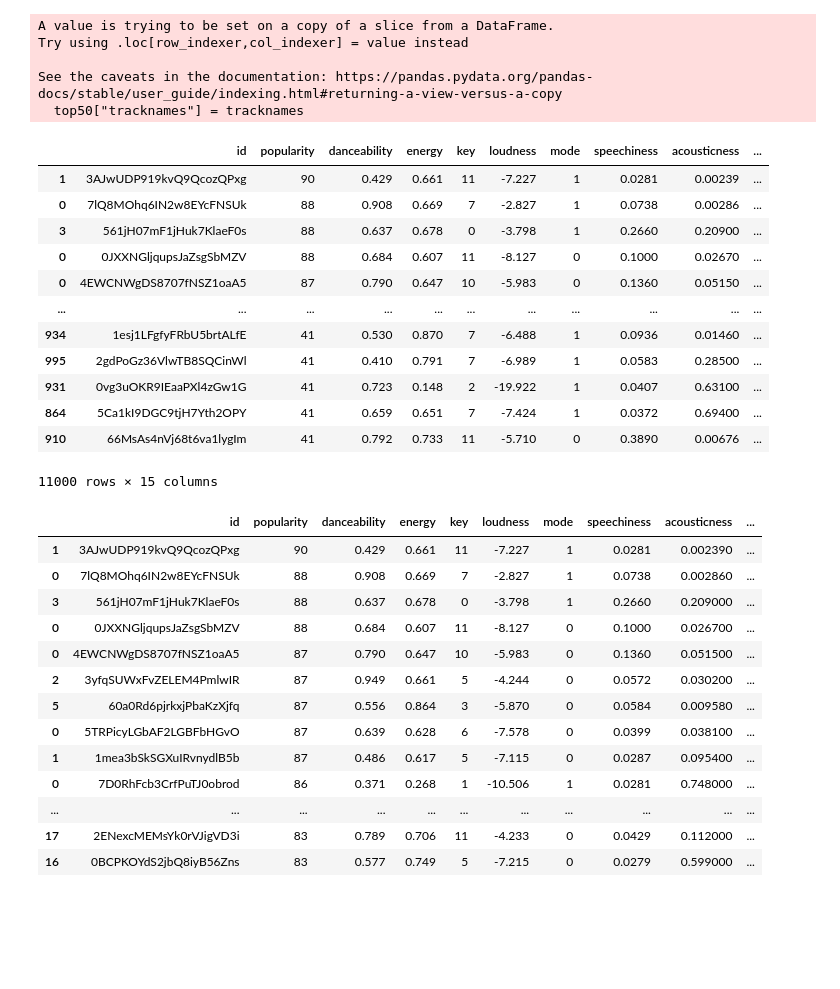
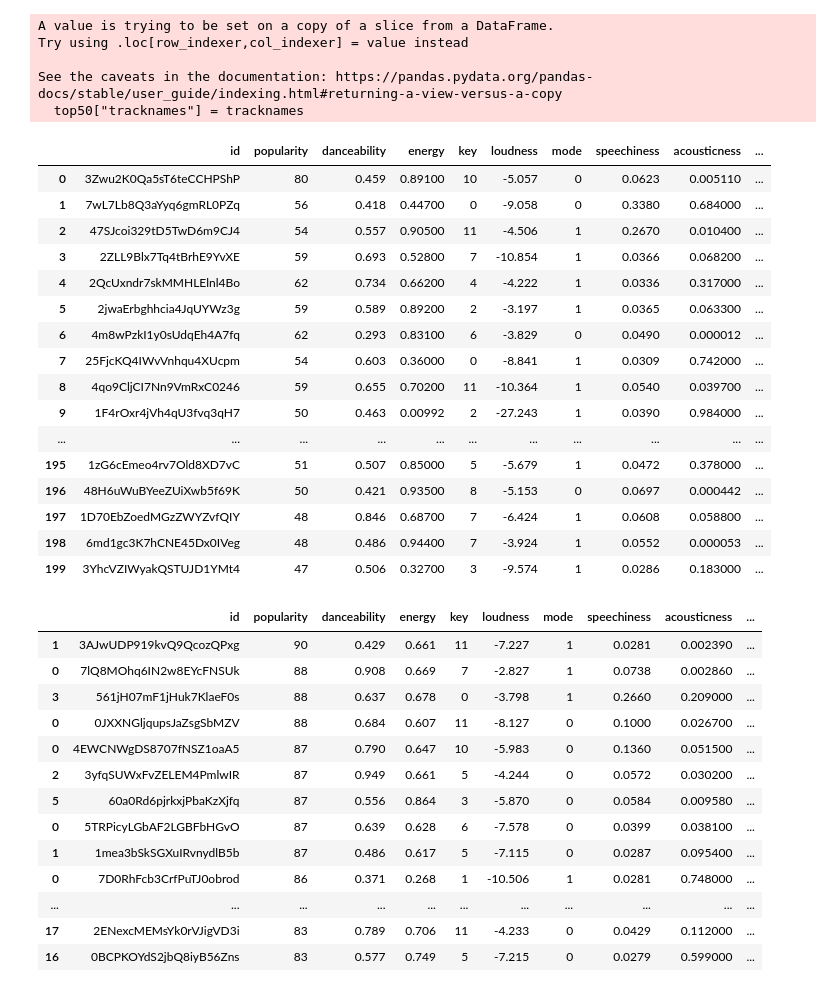
Before and after one commit to adityakris03/CDC2023, a Jupyter notebook: neuralnetwork.ipynb, the cells around one changed output. Cells and saved outputs as stored; diff of their text form; code cells hidden in the pictures; blank space fills up the shorter version.

```diff
--- a/neuralnetwork.ipynb
+++ b/neuralnetwork.ipynb
@@ -117,22 +117,30 @@ Try using .loc[row_indexer,col_indexer] = value instead
 
 See the caveats in the documentation: https://pandas.pydata.org/pandas-docs/stable/user_guide/indexing.html#returning-a-view-versus-a-copy
   top50["tracknames"] = tracknames
-# %%
-df
-# %% [output]
-|  | id | popularity | danceability | energy | key | loudness | mode | speechiness | acousticness | ... |
-| 1 | 3AJwUDP919kvQ9QcozQPxg | 90 | 0.429 | 0.661 | 11 | -7.227 | 1 | 0.0281 | 0.00239 | ... |
-| 0 | 7lQ8MOhq6IN2w8EYcFNSUk | 88 | 0.908 | 0.669 | 7 | -2.827 | 1 | 0.0738 | 0.00286 | ... |
-| 3 | 561jH07mF1jHuk7KlaeF0s | 88 | 0.637 | 0.678 | 0 | -3.798 | 1 | 0.2660 | 0.20900 | ... |
-| 0 | 0JXXNGljqupsJaZsgSbMZV | 88 | 0.684 | 0.607 | 11 | -8.127 | 0 | 0.1000 | 0.02670 | ... |
-| 0 | 4EWCNWgDS8707fNSZ1oaA5 | 87 | 0.790 | 0.647 | 10 | -5.983 | 0 | 0.1360 | 0.05150 | ... |
-| ... | ... | ... | ... | ... | ... | ... | ... | ... | ... | ... |
-| 934 | 1esj1LFgfyFRbU5brtALfE | 41 | 0.530 | 0.870 | 7 | -6.488 | 1 | 0.0936 | 0.01460 | ... |
-| 995 | 2gdPoGz36VlwTB8SQCinWl | 41 | 0.410 | 0.791 | 7 | -6.989 | 1 | 0.0583 | 0.28500 | ... |
-| 931 | 0vg3uOKR9IEaaPXl4zGw1G | 41 | 0.723 | 0.148 | 2 | -19.922 | 1 | 0.0407 | 0.63100 | ... |
-| 864 | 5Ca1kI9DGC9tjH7Yth2OPY | 41 | 0.659 | 0.651 | 7 | -7.424 | 1 | 0.0372 | 0.69400 | ... |
-| 910 | 66MsAs4nVj68t6va1lygIm | 41 | 0.792 | 0.733 | 11 | -5.710 | 0 | 0.3890 | 0.00676 | ... |
-11000 rows × 15 columns
+# %%
+pd.set_option('display.max_rows', 200)
+# %%
+shuffled_df = df.sample(frac=1, random_state=42).reset_index(drop=True)
+# %%
+shuffled_df[0:200]
+# %% [output]
+|  | id | popularity | danceability | energy | key | loudness | mode | speechiness | acousticness | ... |
+| 0 | 3Zwu2K0Qa5sT6teCCHPShP | 80 | 0.459 | 0.89100 | 10 | -5.057 | 0 | 0.0623 | 0.005110 | ... |
+| 1 | 7wL7Lb8Q3aYyq6gmRL0PZq | 56 | 0.418 | 0.44700 | 0 | -9.058 | 0 | 0.3380 | 0.684000 | ... |
+| 2 | 47SJcoi329tD5TwD6m9CJ4 | 54 | 0.557 | 0.90500 | 11 | -4.506 | 1 | 0.2670 | 0.010400 | ... |
+| 3 | 2ZLL9Blx7Tq4tBrhE9YvXE | 59 | 0.693 | 0.52800 | 7 | -10.854 | 1 | 0.0366 | 0.068200 | ... |
+| 4 | 2QcUxndr7skMMHLElnl4Bo | 62 | 0.734 | 0.66200 | 4 | -4.222 | 1 | 0.0336 | 0.317000 | ... |
+| 5 | 2jwaErbghhcia4JqUYWz3g | 59 | 0.589 | 0.89200 | 2 | -3.197 | 1 | 0.0365 | 0.063300 | ... |
+| 6 | 4m8wPzkI1y0sUdqEh4A7fq | 62 | 0.293 | 0.83100 | 6 | -3.829 | 0 | 0.0490 | 0.000012 | ... |
+| 7 | 25FjcKQ4IWvVnhqu4XUcpm | 54 | 0.603 | 0.36000 | 0 | -8.841 | 1 | 0.0309 | 0.742000 | ... |
+| 8 | 4qo9CljCI7Nn9VmRxC0246 | 59 | 0.655 | 0.70200 | 11 | -10.364 | 1 | 0.0540 | 0.039700 | ... |
+| 9 | 1F4rOxr4jVh4qU3fvq3qH7 | 50 | 0.463 | 0.00992 | 2 | -27.243 | 1 | 0.0390 | 0.984000 | ... |
+| ... | ... | ... | ... | ... | ... | ... | ... | ... | ... | ... |
+| 195 | 1zG6cEmeo4rv7Old8XD7vC | 51 | 0.507 | 0.85000 | 5 | -5.679 | 1 | 0.0472 | 0.378000 | ... |
+| 196 | 48H6uWuBYeeZUiXwb5f69K | 50 | 0.421 | 0.93500 | 8 | -5.153 | 0 | 0.0697 | 0.000442 | ... |
+| 197 | 1D70EbZoedMGzZWYZvfQIY | 48 | 0.846 | 0.68700 | 7 | -6.424 | 1 | 0.0608 | 0.058800 | ... |
+| 198 | 6md1gc3K7hCNE45Dx0IVeg | 48 | 0.486 | 0.94400 | 7 | -3.924 | 1 | 0.0552 | 0.000053 | ... |
+| 199 | 3YhcVZIWyakQSTUJD1YMt4 | 47 | 0.506 | 0.32700 | 3 | -9.574 | 1 | 0.0286 | 0.183000 | ... |
 # %%
 top50
 # %% [output]
```
Also changed, not shown: parts of 4 cells of this notebook.
